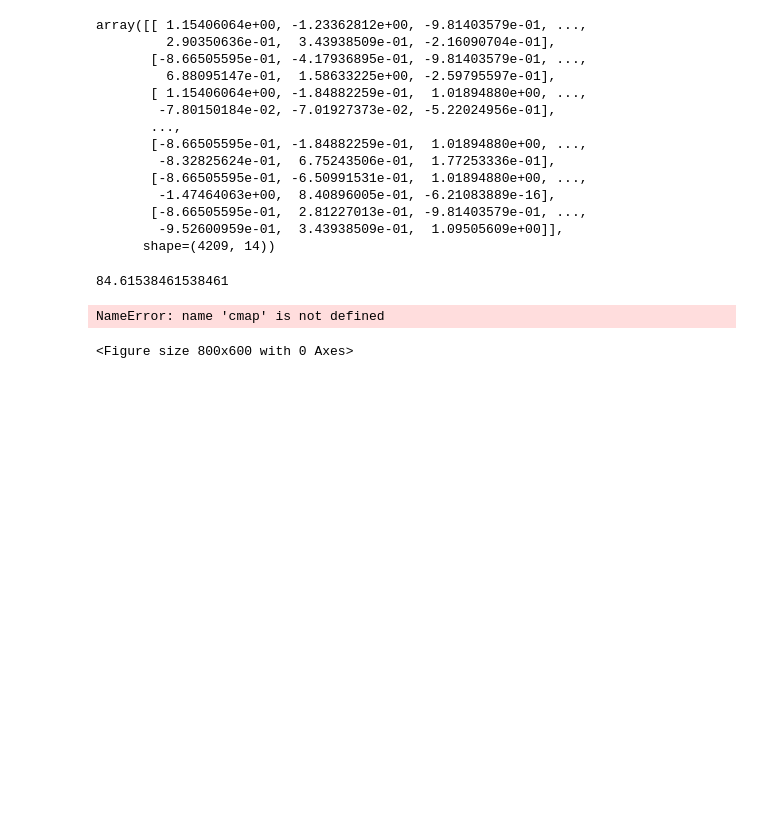
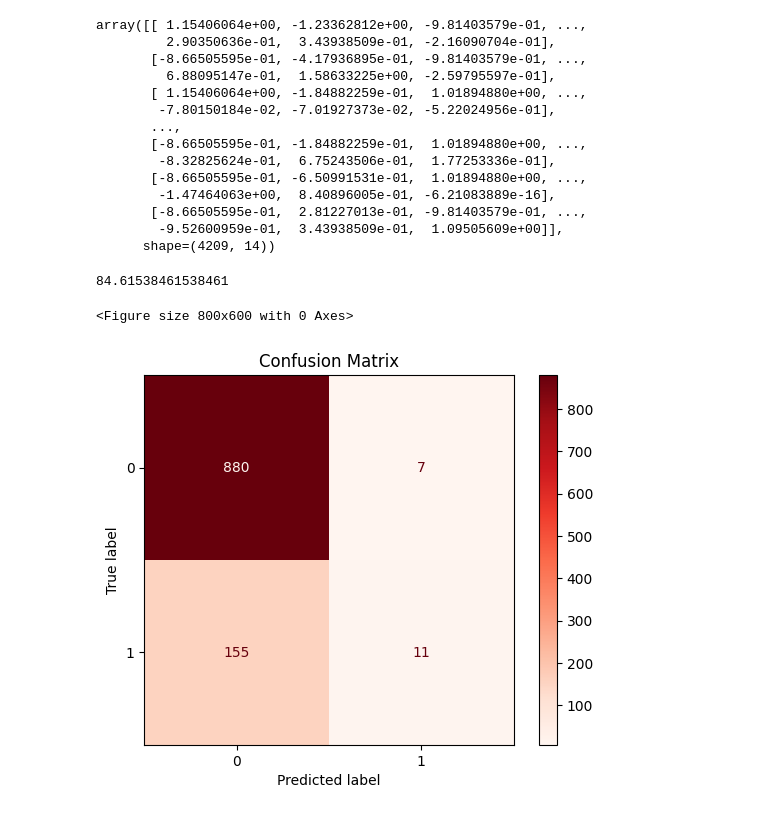
Before and after one commit to Sadhana-up/ML_models, a Jupyter notebook: logistic_regression.ipynb, the cells around one changed output. Cells and saved outputs as stored; diff of their text form; code cells hidden in the pictures; blank space fills up the shorter version.

```diff
--- a/logistic_regression.ipynb
+++ b/logistic_regression.ipynb
@@ -292,7 +292,9 @@ cf = confusion_matrix(y_test , y_pred)
 # %%
 disp = ConfusionMatrixDisplay(cf , display_labels = ['0','1'])
 plt.figure(figsize = (8,6))
-disp.plot(cmap)
+disp.plot(cmap = plt.cm.Reds)
+plt.title("Confusion Matrix")
+plt.show()
 # %% [output]
-NameError: name 'cmap' is not defined
+<Figure size 800x600 with 0 Axes>
-<Figure size 800x600 with 0 Axes>
+[figure, added]
```
